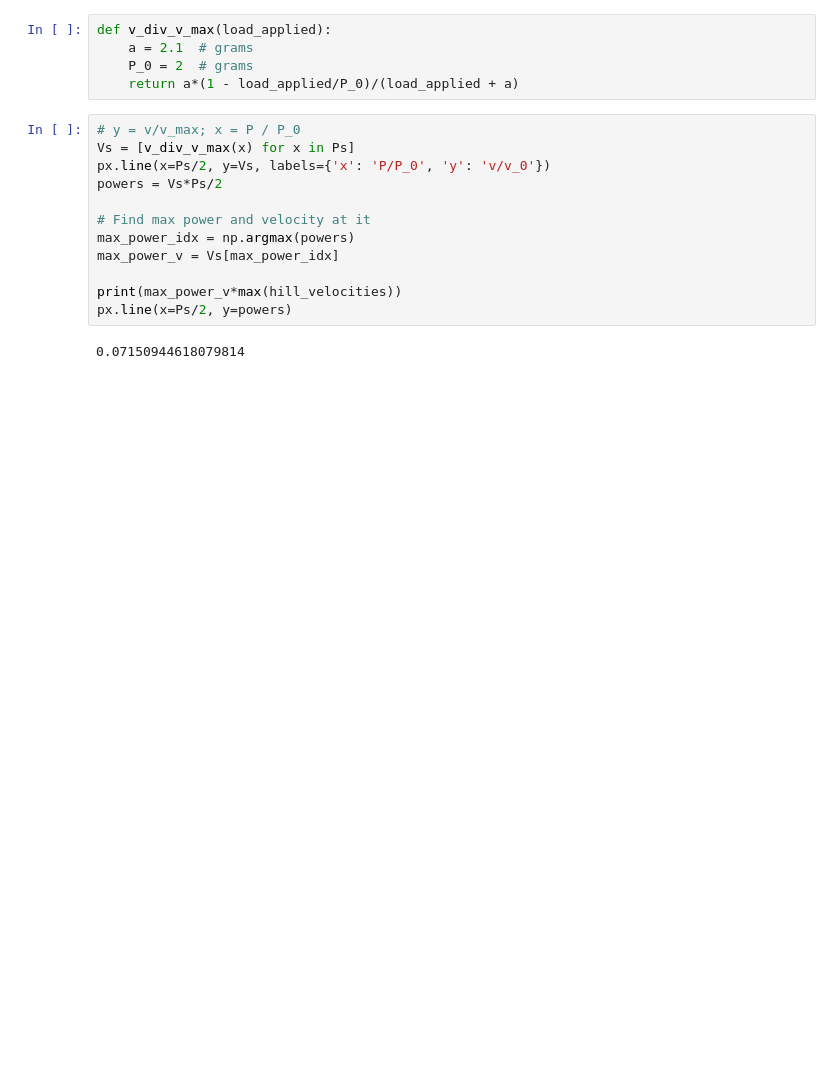
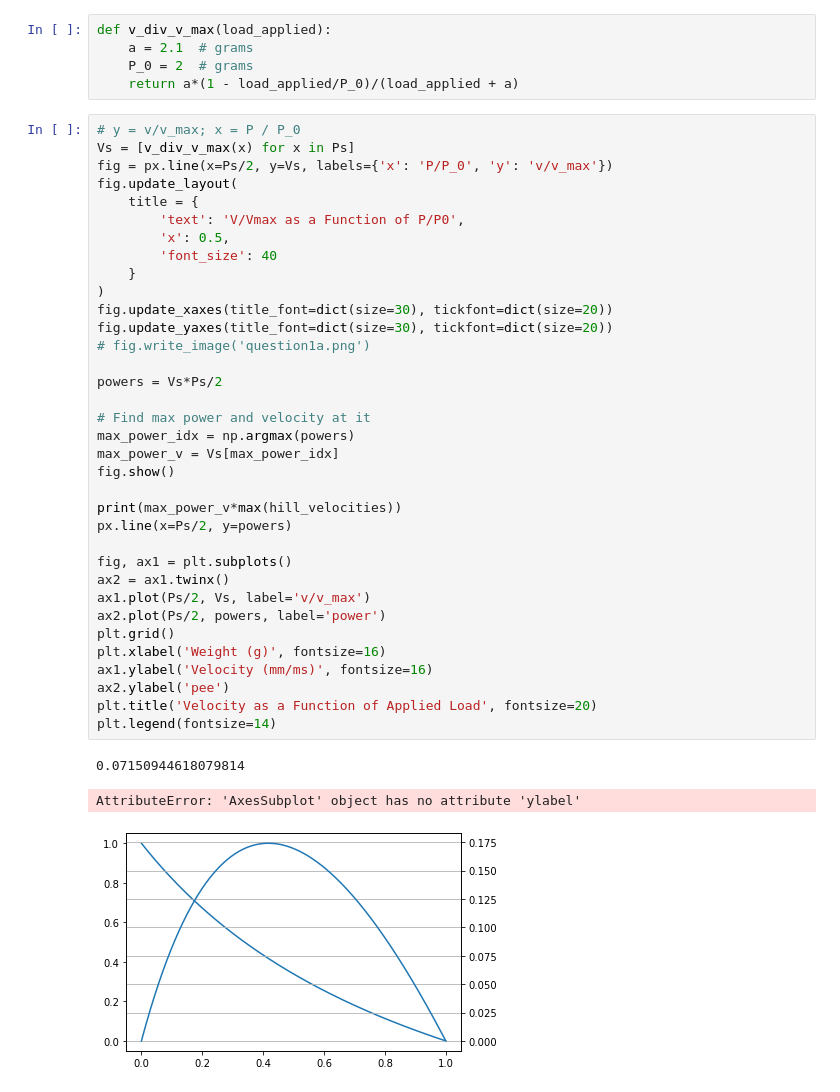
Before and after one commit to jwgerlach00/BME302, a Jupyter notebook: homework3/question1.ipynb, the cells around one changed output. Drawn from its saved outputs; the diff is of its cells as text; blank space fills up the shorter version.

```diff
--- a/homework3/question1.ipynb
+++ b/homework3/question1.ipynb
@@ -27,14 +50,39 @@ def v_div_v_max(load_applied):
 # %%
 # y = v/v_max; x = P / P_0
 Vs = [v_div_v_max(x) for x in Ps]
-px.line(x=Ps/2, y=Vs, labels={'x': 'P/P_0', 'y': 'v/v_0'})
+fig = px.line(x=Ps/2, y=Vs, labels={'x': 'P/P_0', 'y': 'v/v_max'})
+fig.update_layout(
+    title = {
+        'text': 'V/Vmax as a Function of P/P0',
+        'x': 0.5,
+        'font_size': 40
+    }
+)
+fig.update_xaxes(title_font=dict(size=30), tickfont=dict(size=20))
+fig.update_yaxes(title_font=dict(size=30), tickfont=dict(size=20))
+# fig.write_image('question1a.png')
+
 powers = Vs*Ps/2
 
 # Find max power and velocity at it
 max_power_idx = np.argmax(powers)
 max_power_v = Vs[max_power_idx]
+fig.show()
 
 print(max_power_v*max(hill_velocities))
 px.line(x=Ps/2, y=powers)
+
+fig, ax1 = plt.subplots()
+ax2 = ax1.twinx()
+ax1.plot(Ps/2, Vs, label='v/v_max')
+ax2.plot(Ps/2, powers, label='power')
+plt.grid()
+plt.xlabel('Weight (g)', fontsize=16)
+ax1.ylabel('Velocity (mm/ms)', fontsize=16)
+ax2.ylabel('pee')
+plt.title('Velocity as a Function of Applied Load', fontsize=20)
+plt.legend(fontsize=14)
 # %% [output]
 0.07150944618079814
+AttributeError: 'AxesSubplot' object has no attribute 'ylabel'
+[figure, added]
```
Also changed, not shown: parts of 5 cells of this notebook, 9 other files.
